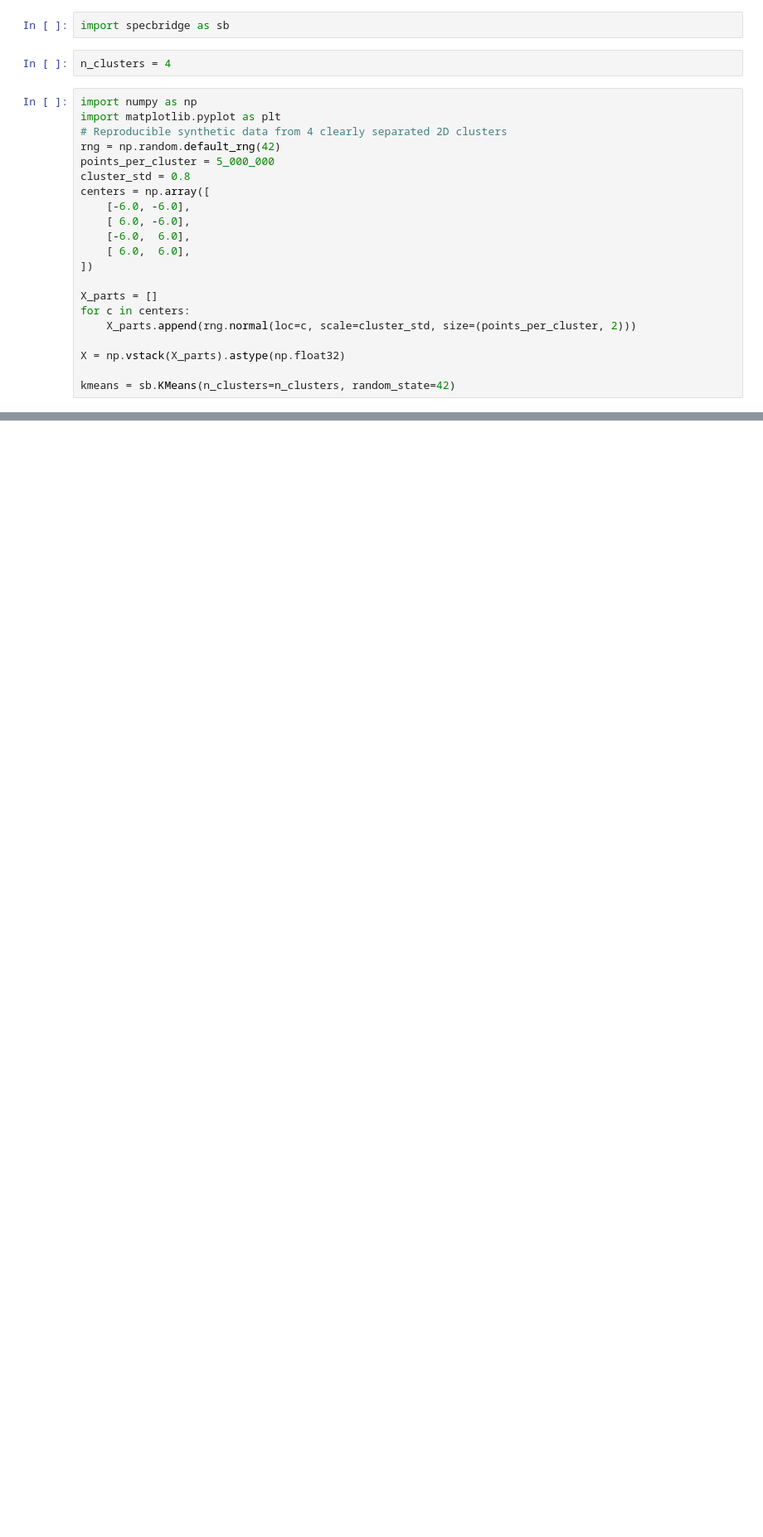
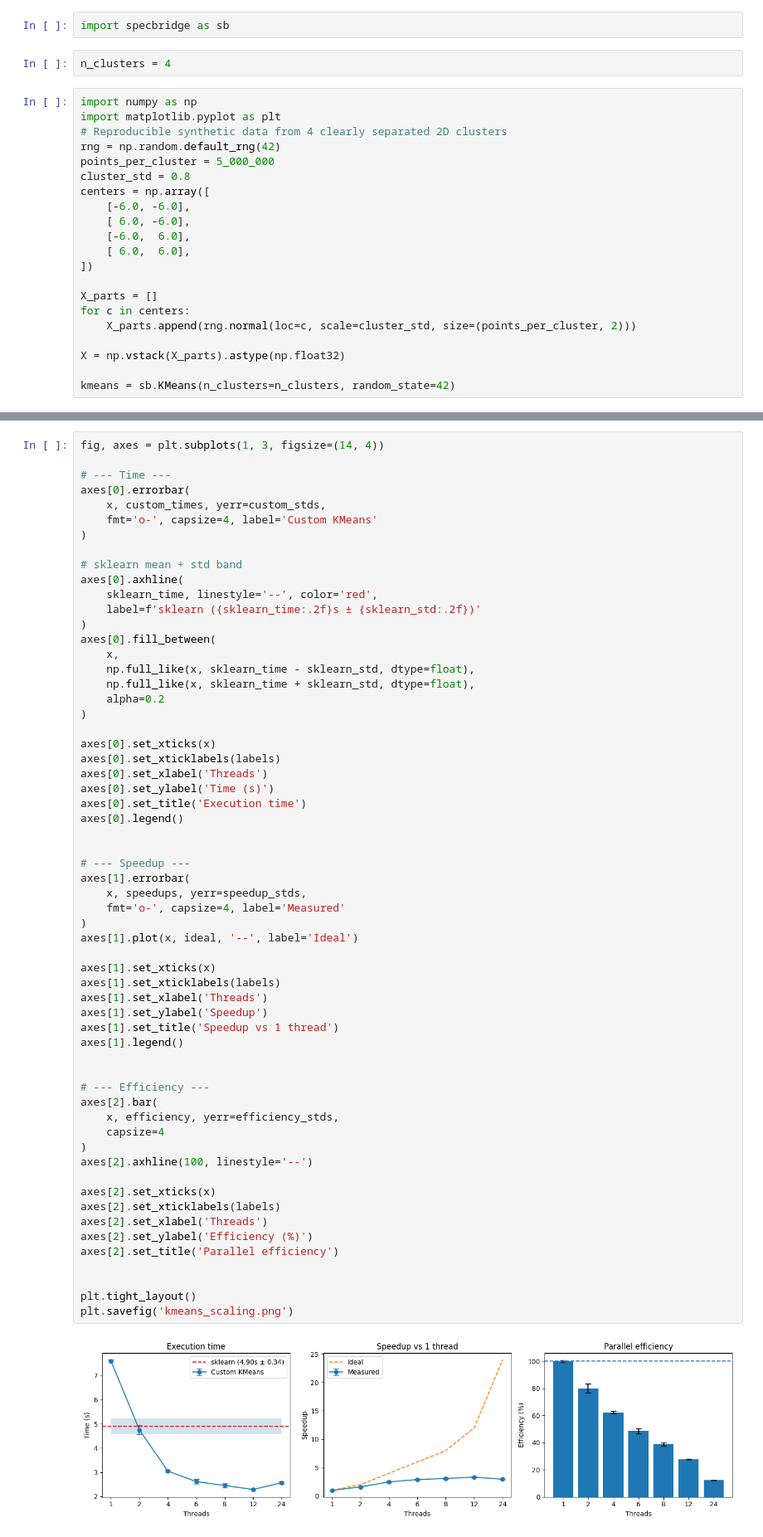
Before and after one commit to enthusiastic2003/spectral-bridges-parallel, a Jupyter notebook: sb_impl_tester.ipynb, the cells around one changed output, grey strips where cells are left out. Shown at 83% size. Drawn from its saved outputs; the diff is of its cells as text; blank space fills up the shorter version.

```diff
--- a/sb_impl_tester.ipynb
+++ b/sb_impl_tester.ipynb
@@ -119,0 +108,62 @@ Total processors: 12, threads: 24
+# %%
+fig, axes = plt.subplots(1, 3, figsize=(14, 4))
+
+# --- Time ---
+axes[0].errorbar(
+    x, custom_times, yerr=custom_stds,
+    fmt='o-', capsize=4, label='Custom KMeans'
+)
+
+# sklearn mean + std band
+axes[0].axhline(
+    sklearn_time, linestyle='--', color='red',
+    label=f'sklearn ({sklearn_time:.2f}s ± {sklearn_std:.2f})'
+)
+axes[0].fill_between(
+    x,
+    np.full_like(x, sklearn_time - sklearn_std, dtype=float),
+    np.full_like(x, sklearn_time + sklearn_std, dtype=float),
+    alpha=0.2
+)
+
+axes[0].set_xticks(x)
+axes[0].set_xticklabels(labels)
+axes[0].set_xlabel('Threads')
+axes[0].set_ylabel('Time (s)')
+axes[0].set_title('Execution time')
+axes[0].legend()
+
+
+# --- Speedup ---
+axes[1].errorbar(
+    x, speedups, yerr=speedup_stds,
+    fmt='o-', capsize=4, label='Measured'
+)
+axes[1].plot(x, ideal, '--', label='Ideal')
+
+axes[1].set_xticks(x)
+axes[1].set_xticklabels(labels)
+axes[1].set_xlabel('Threads')
+axes[1].set_ylabel('Speedup')
+axes[1].set_title('Speedup vs 1 thread')
+axes[1].legend()
+
+
+# --- Efficiency ---
+axes[2].bar(
+    x, efficiency, yerr=efficiency_stds,
+    capsize=4
+)
+axes[2].axhline(100, linestyle='--')
+
+axes[2].set_xticks(x)
+axes[2].set_xticklabels(labels)
+axes[2].set_xlabel('Threads')
+axes[2].set_ylabel('Efficiency (%)')
+axes[2].set_title('Parallel efficiency')
+
+
+plt.tight_layout()
+plt.savefig('kmeans_scaling.png')
+# %% [output]
+[figure, added]
```
Also changed, not shown: parts of 2 cells of this notebook, 7 other files.
